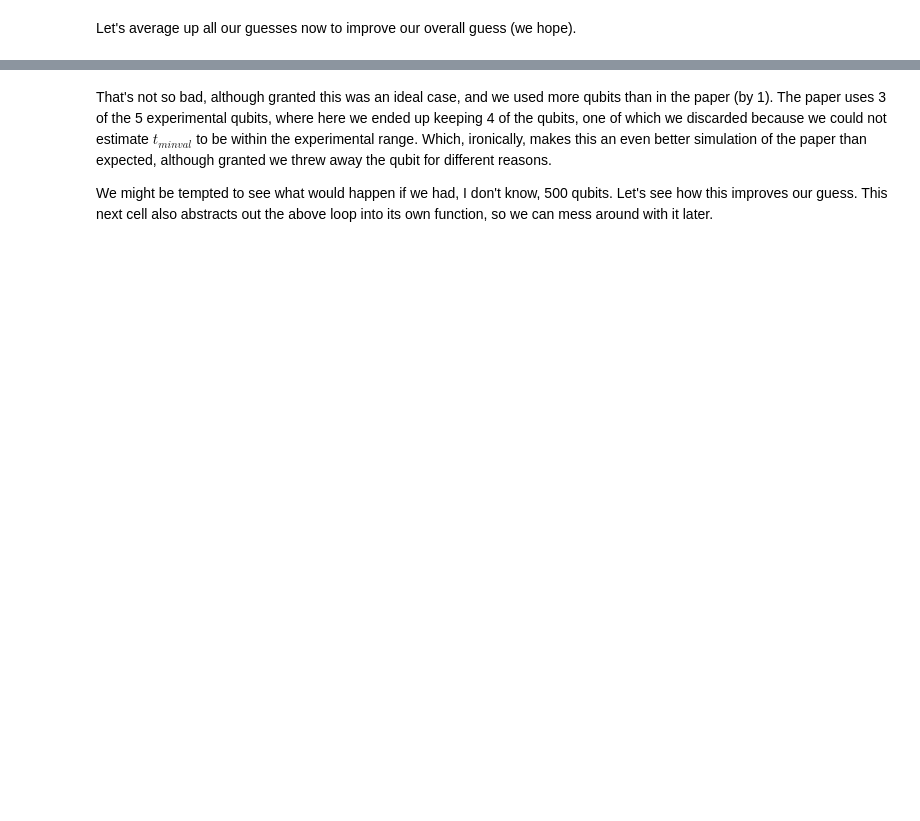
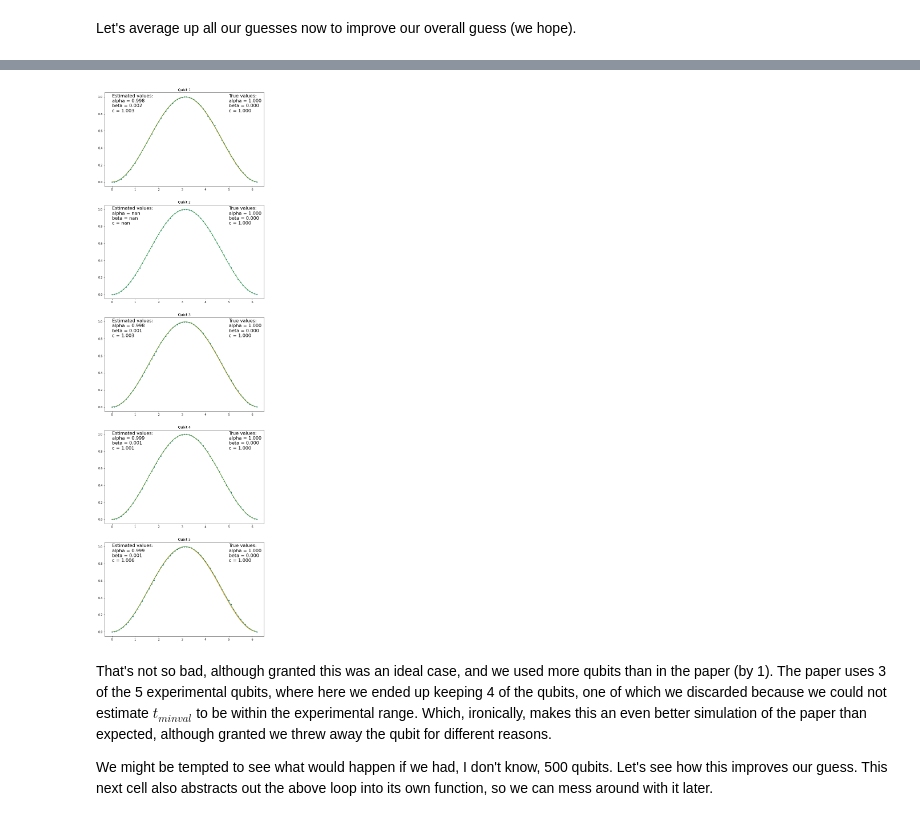
Before and after one commit to dylanagreen/qupi, a Jupyter notebook: formalism.ipynb, the cells around one changed output, grey strips where cells are left out. Cells and saved outputs as stored; diff of their text form; code cells hidden in the pictures; blank space fills up the shorter version.

Commit message:
Add plots and more indepth explanation of steps.

```diff
--- a/formalism.ipynb
+++ b/formalism.ipynb
@@ -143,7 +194,7 @@ for i in range(len(q)):
 
     # Once again subtracting 0.5 to find where the function = 0.5 not 0.
     fit_2 = lambda x: coeff_2[0] * x + coeff_2[1] - 0.5
-    t2_hat[i] = root_scalar(fit_2, x0=1.5, x1=2).root
+    t2_hat[i] = root_scalar(fit_2, x0=4.5, x1=5).root
 
 
     print(t1_hat[i], t2_hat[i])
@@ -158,5 +226,6 @@ Finaly we estimate the integral between $t_1$ and $t_2$ using the trapezoidal ru
 # %%
 pi_guess = {}
+c = {}
 for i in range(len(q)):
     f_hat = lambda x: np.interp(x, time_steps, f[i])
 
@@ -174,6 +243,8 @@ for i in range(len(q)):
     # Trapezoidal rule on the given points
     I = np.trapz(y_integ - 0.5, t_integ)
 
+    c[i] = 1 / I
+
     # And the final guess!
     pi_guess[i] = (t2_hat[i] - t1_hat[i]) / I
     print(pi_guess[i])
@@ -193,3 +264,41 @@ pi_init, 100 * (np.pi - pi_init) / np.pi
+# %%
+def prob_func(t, alpha, beta, phi0, c):
+    return alpha / 2 * (1 - np.cos(c * t + phi0)) + beta
+
+
+def plot_qubits(args):
+    fig, ax = plt.subplots(5, figsize=(10, 35))
+
+    q = args[0]
+    f = args[1]
+    alpha_hat = args[2]
+    beta_hat = args[3]
+    c = args[4]
+
+    for i in range(len(c)):
+        ax[i].set_title(f"Qubit {i + 1}")
+        ax[i].set_ylim(-0.05, 1.05)
+        ax[i].plot(time_steps, f[i], ".")
+
+        # Plot the fitted probabilty function
+        ax[i].plot(time_steps, prob_func(time_steps, alpha_hat[i], beta_hat[i], 0, c[i]))
+
+        text_str = "\n".join(["Estimated values:",
+                              f"alpha = {alpha_hat[i]:.3f}", f"beta = {beta_hat[i]:.3f}",
+                              f"c = {c[i]:.3f}"])
+        ax[i].text(0, 0.82, text_str, fontsize=16)
+
+        # Plot the true probability function
+        ax[i].plot(time_steps, prob_func(time_steps, q[i].alpha, q[i].beta, 0, q[i].c))
+
+        text_str = "\n".join(["True values:",
+                              f"alpha = {q[i].alpha:.3f}", f"beta = {q[i].beta:.3f}",
+                              f"c = {q[i].c:.3f}"])
+        ax[i].text(5, 0.82, text_str, fontsize=16)
+# %%
+plot_qubits((q, f, alpha_hat, beta_hat, c))
+# %% [output]
+[figure, added]
 # %% [markdown]
 That's not so bad, although granted this was an ideal case, and we used more qubits than in the paper (by 1). The paper uses 3 of the 5 experimental qubits, where here we ended up keeping 4 of the qubits, one of which we discarded because we could not estimate $t_{minval}$ to be within the experimental range. Which, ironically, makes this an even better simulation of the paper than expected, although granted we threw away the qubit for different reasons.
 
```
Also changed, not shown: parts of 15 cells of this notebook.
